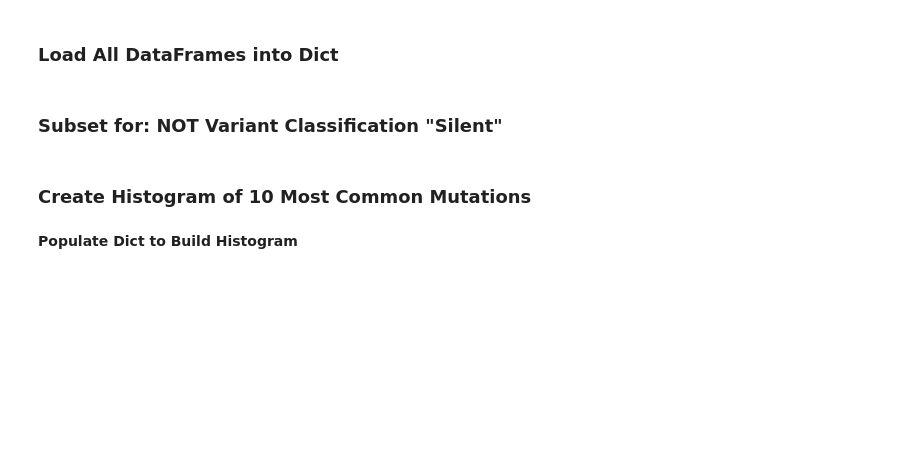
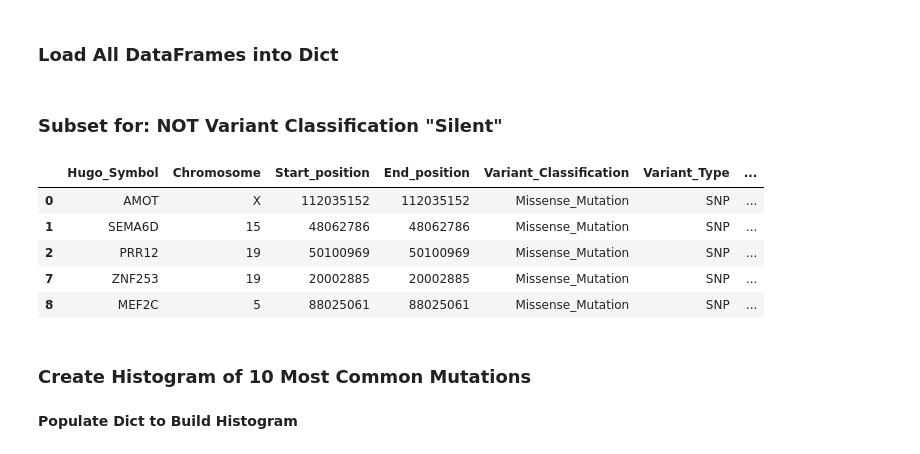
Before and after one commit to YogiOnBioinformatics/Tumor-Exome-Mutation-Analysis, a Jupyter notebook: Analysis.ipynb, the cells around one changed output. Cells and saved outputs as stored; diff of their text form; code cells hidden in the pictures; blank space fills up the shorter version.

```diff
--- a/Analysis.ipynb
+++ b/Analysis.ipynb
@@ -26,11 +26,20 @@ for i in range(0,50):
 # %%
 # dict for dataframes subsetted for non-silent variants
 not_silent = {}
 
 # for all MAFs
 for maf in all_mafs:
     # subset for variants that are not "silent" variants
     not_silent[maf] = all_mafs[maf].loc[all_mafs[maf]["Variant_Classification"]!="Silent"]
+
+not_silent["Patient-0"].head()
+# %% [output]
+|  | Hugo_Symbol | Chromosome | Start_position | End_position | Variant_Classification | Variant_Type | ... |
+| 0 | AMOT | X | 112035152 | 112035152 | Missense_Mutation | SNP | ... |
+| 1 | SEMA6D | 15 | 48062786 | 48062786 | Missense_Mutation | SNP | ... |
+| 2 | PRR12 | 19 | 50100969 | 50100969 | Missense_Mutation | SNP | ... |
+| 7 | ZNF253 | 19 | 20002885 | 20002885 | Missense_Mutation | SNP | ... |
+| 8 | MEF2C | 5 | 88025061 | 88025061 | Missense_Mutation | SNP | ... |
 # %% [markdown]
 <h3>Create Histogram of 10 Most Common Mutations</h3>
 # %% [markdown]
```
Also changed, not shown: parts of 10 cells of this notebook.
